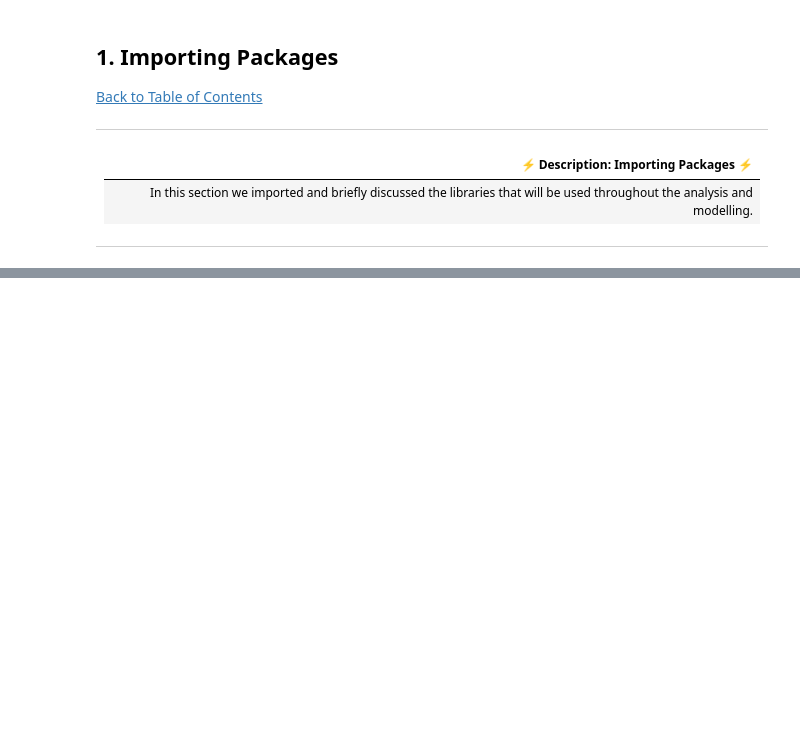
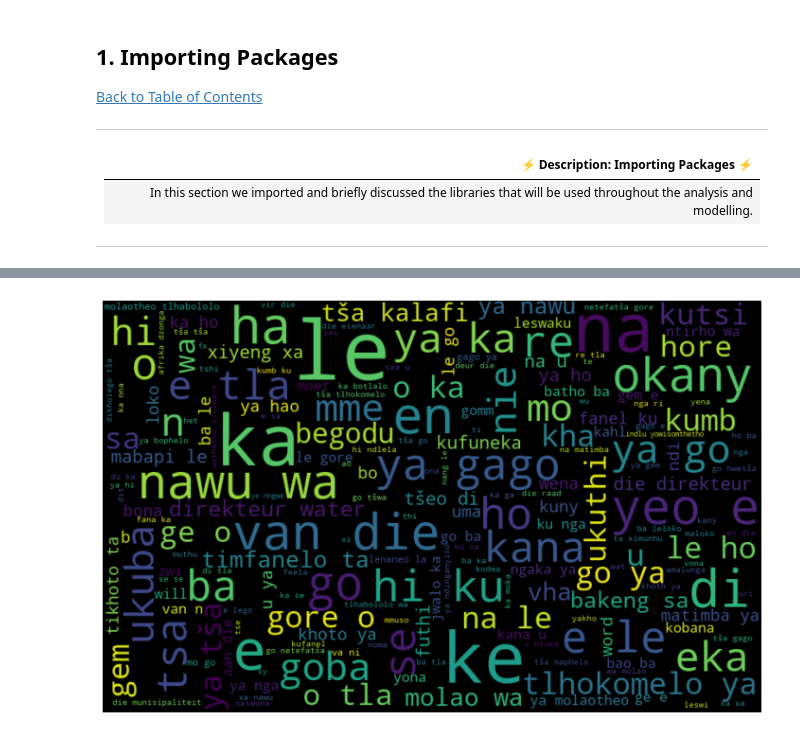
Before and after one commit to Emmantheo/Language-Classification-Hackathon, a Jupyter notebook: Language Classification Hackathon/Untitled.ipynb, the cells around one changed output, grey strips where cells are left out. Saved outputs shown, nothing was run; the diff lists cells and outputs as text; code cells hidden in the pictures; blank space fills up the shorter version.

```diff
--- a/Language Classification Hackathon/Untitled.ipynb
+++ b/Language Classification Hackathon/Untitled.ipynb
@@ -92,0 +366,3 @@ from sklearn.metrics import classification_report
+# %%
+#stemming the words from the test data
+stemmatised_word_test = tokenised_word_test.apply(lambda sentence: [stemmer.stem(word) for word in sentence])
@@ -92,0 +384,4 @@ from sklearn.metrics import classification_report
+# %%
+#Lemmatizing the train data
+lemmatized_word_test = stemmatised_word_test.apply(lambda sentence: [lemmatizer.lemmatize(word) for word in sentence])
+lemmatized_word_test.head() #Checking to see if Lemmatized
@@ -92,0 +395,5 @@ from sklearn.metrics import classification_report
+# %%
+#combining the cleaned message column into single sentence for the train dataset
+for i in range(len(lemmatized_word_test)):
+    lemmatized_word_test[i] = " ".join(lemmatized_word_test[i])
+df_test['cleaned_text'] = lemmatized_word_test
@@ -92,0 +434,12 @@ from sklearn.metrics import classification_report
+# %%
+## visualising the frequent words for test data
+all_words = " ".join([sentence for sentence in df_test['cleaned_text']])
+wordcloud = WordCloud(width= 800, height = 500, random_state= 42, max_font_size= 100).generate(all_words)
+# %%
+## Ploting the graph
+plt.figure(figsize = (15, 8))
+plt.imshow(wordcloud, interpolation = 'bilinear')
+plt.axis('off')
+plt.show()
+# %% [output]
+[figure, added]
```
Also changed, not shown: parts of 54 cells of this notebook, 1 other file.
